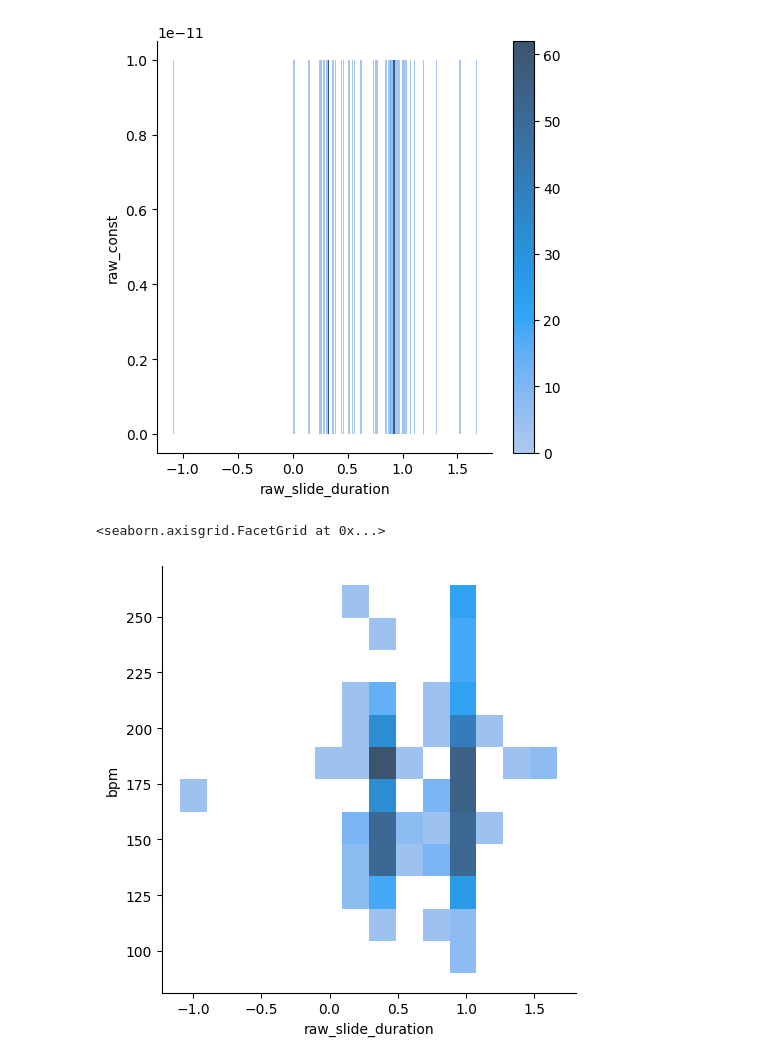
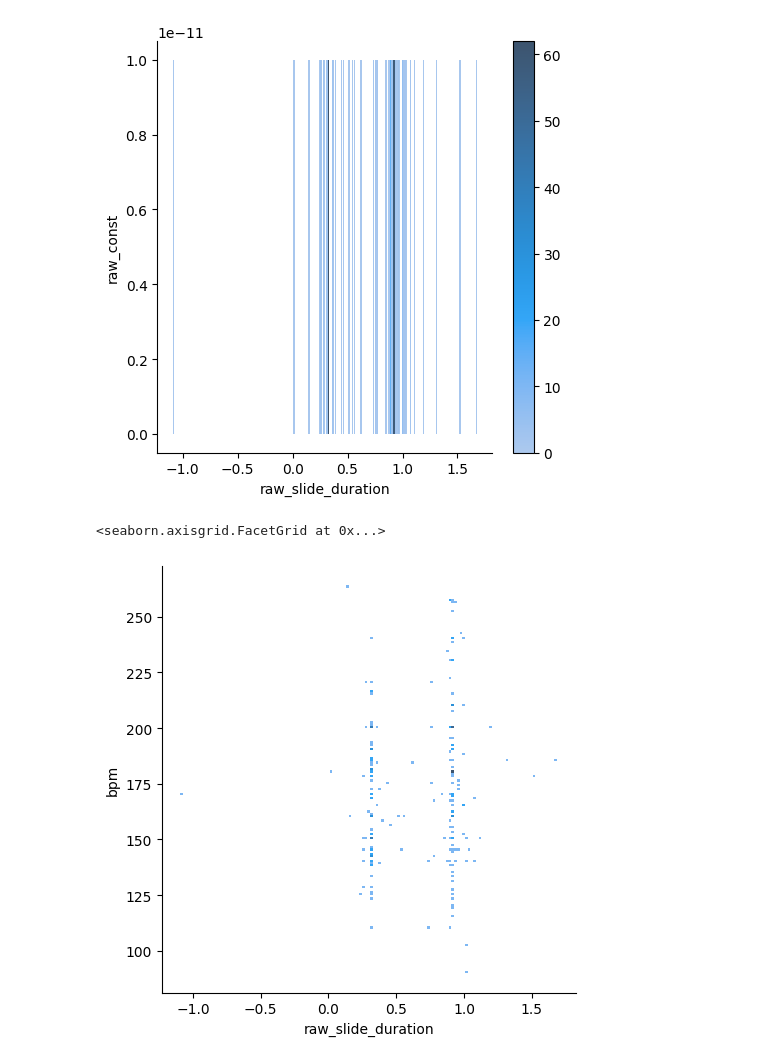
Before and after one commit to FiNALE-ReMASTER/knowledge-base, a Jupyter notebook: slide star rotation speed analysis/straight_slide_per_chart_analysis.ipynb, the cells around one changed output. Cells and saved outputs as stored; diff of their text form; code cells hidden in the pictures.

```diff
--- a/slide star rotation speed analysis/straight_slide_per_chart_analysis.ipynb
+++ b/slide star rotation speed analysis/straight_slide_per_chart_analysis.ipynb
@@ -139,9 +139,9 @@ sns.displot(models_df, x="raw_slide_duration", y='raw_const', binwidth=(0.01, 0.
 <seaborn.axisgrid.FacetGrid at 0x...>
 [figure]
 # %%
-sns.displot(models_df, x="raw_slide_duration", y='bpm')
+sns.displot(models_df, x="raw_slide_duration", y='bpm', binwidth=(0.02, 1))
 # %% [output]
 <seaborn.axisgrid.FacetGrid at 0x...>
-[figure, old version]
+[figure, new version]
 # %% [markdown]
 ## TODO: Place coefficients divided by BPM to check for linear correlation between the two
```
Also changed, not shown: parts of 1 cell of this notebook.
